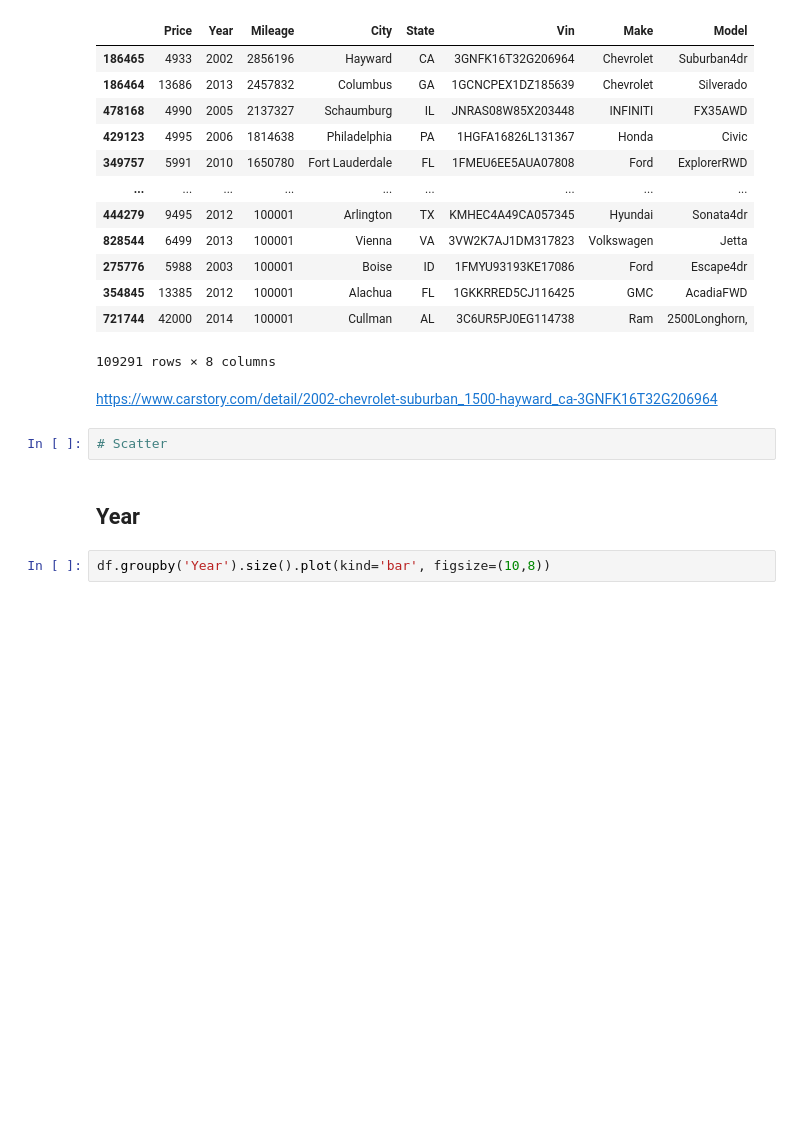
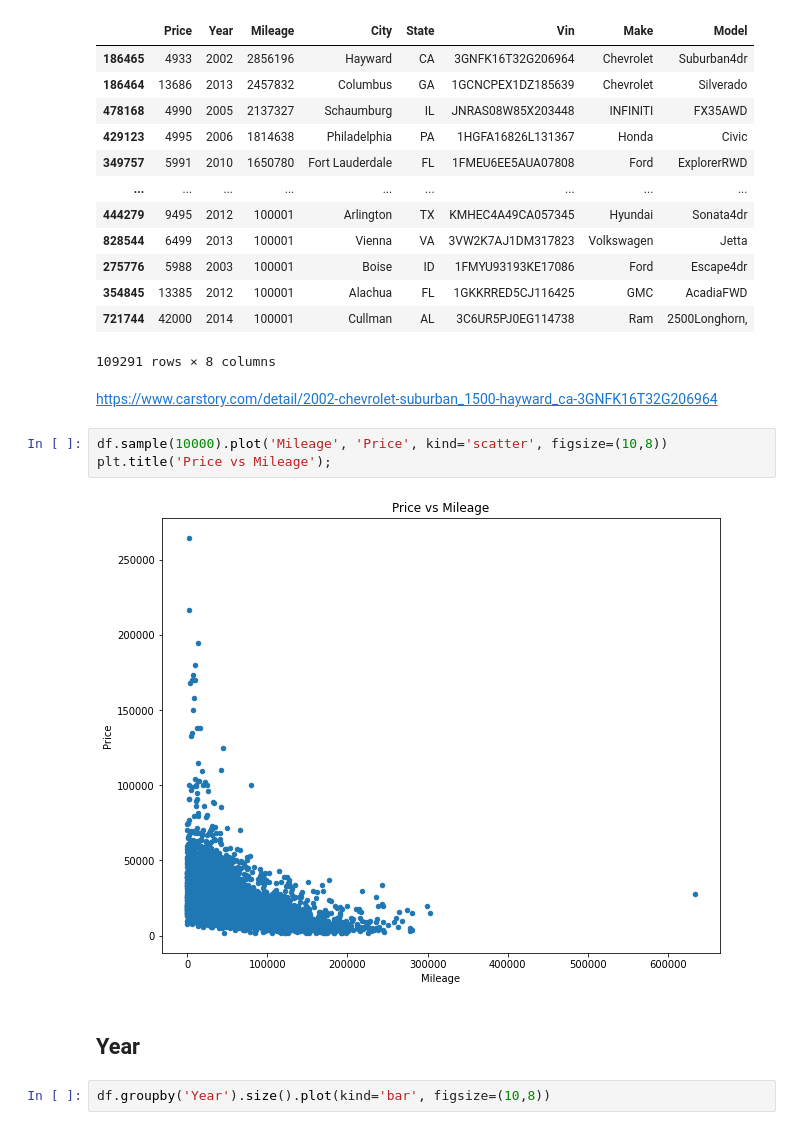
Before and after one commit to swilsonmfc/notebooks, a Jupyter notebook: NeuralNetworksEmbedding.ipynb, the cells around one changed output. Drawn from its saved outputs; the diff is of its cells as text; blank space fills up the shorter version.

```diff
--- a/NeuralNetworksEmbedding.ipynb
+++ b/NeuralNetworksEmbedding.ipynb
@@ -187,8 +187,11 @@ df[df.Mileage > 100000].sort_values('Mileage', ascending=False)
 109291 rows × 8 columns
 # %% [markdown]
 https://www.carstory.com/detail/2002-chevrolet-suburban_1500-hayward_ca-3GNFK16T32G206964
-# %%
-# Scatter
+# %%
+df.sample(10000).plot('Mileage', 'Price', kind='scatter', figsize=(10,8))
+plt.title('Price vs Mileage');
+# %% [output]
+[figure, added]
 # %% [markdown]
 ## Year
 # %%
```
Also changed, not shown: parts of 11 cells of this notebook.
